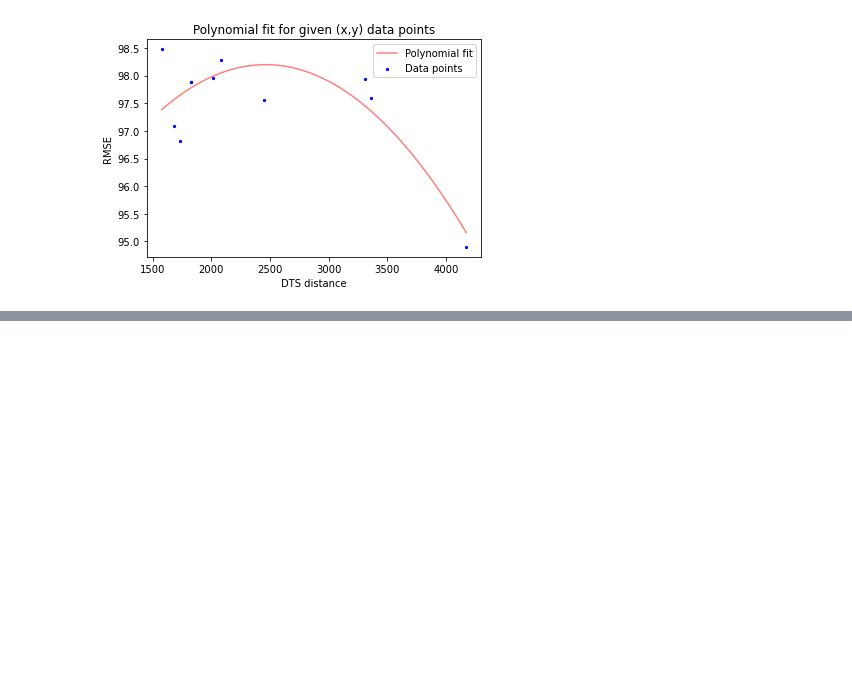
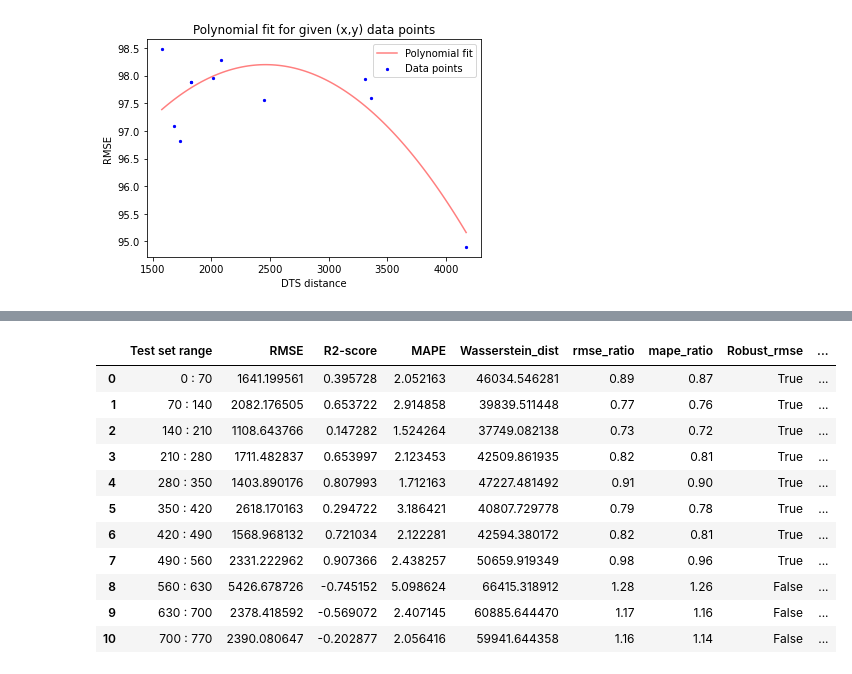
Before and after one commit to n-akram/TimeSeriesSafeML, a Jupyter notebook: Experiments/Implementation_in_Python/TimeseriesForecasting/MRF/MRF_CurveFit.ipynb, the cells around one changed output, grey strips where cells are left out. Saved outputs shown, nothing was run; the diff lists cells and outputs as text; code cells hidden in the pictures; blank space fills up the shorter version.

```diff
--- a/Experiments/Implementation_in_Python/TimeseriesForecasting/MRF/MRF_CurveFit.ipynb
+++ b/Experiments/Implementation_in_Python/TimeseriesForecasting/MRF/MRF_CurveFit.ipynb
@@ -587,0 +643,15 @@ df2.to_csv('MRF_results.csv', index=False)
+# %%
+df1_ro
+# %% [output]
+|  | Test set range | RMSE | R2-score | MAPE | Wasserstein_dist | rmse_ratio | mape_ratio | Robust_rmse | ... |
+| 0 | 0 : 70 | 1641.199561 | 0.395728 | 2.052163 | 46034.546281 | 0.89 | 0.87 | True | ... |
+| 1 | 70 : 140 | 2082.176505 | 0.653722 | 2.914858 | 39839.511448 | 0.77 | 0.76 | True | ... |
+| 2 | 140 : 210 | 1108.643766 | 0.147282 | 1.524264 | 37749.082138 | 0.73 | 0.72 | True | ... |
+| 3 | 210 : 280 | 1711.482837 | 0.653997 | 2.123453 | 42509.861935 | 0.82 | 0.81 | True | ... |
+| 4 | 280 : 350 | 1403.890176 | 0.807993 | 1.712163 | 47227.481492 | 0.91 | 0.90 | True | ... |
+| 5 | 350 : 420 | 2618.170163 | 0.294722 | 3.186421 | 40807.729778 | 0.79 | 0.78 | True | ... |
+| 6 | 420 : 490 | 1568.968132 | 0.721034 | 2.122281 | 42594.380172 | 0.82 | 0.81 | True | ... |
+| 7 | 490 : 560 | 2331.222962 | 0.907366 | 2.438257 | 50659.919349 | 0.98 | 0.96 | True | ... |
+| 8 | 560 : 630 | 5426.678726 | -0.745152 | 5.098624 | 66415.318912 | 1.28 | 1.26 | False | ... |
+| 9 | 630 : 700 | 2378.418592 | -0.569072 | 2.407145 | 60885.644470 | 1.17 | 1.16 | False | ... |
+| 10 | 700 : 770 | 2390.080647 | -0.202877 | 2.056416 | 59941.644358 | 1.16 | 1.14 | False | ... |
```
Also changed, not shown: parts of 13 cells of this notebook, 2 other files.
